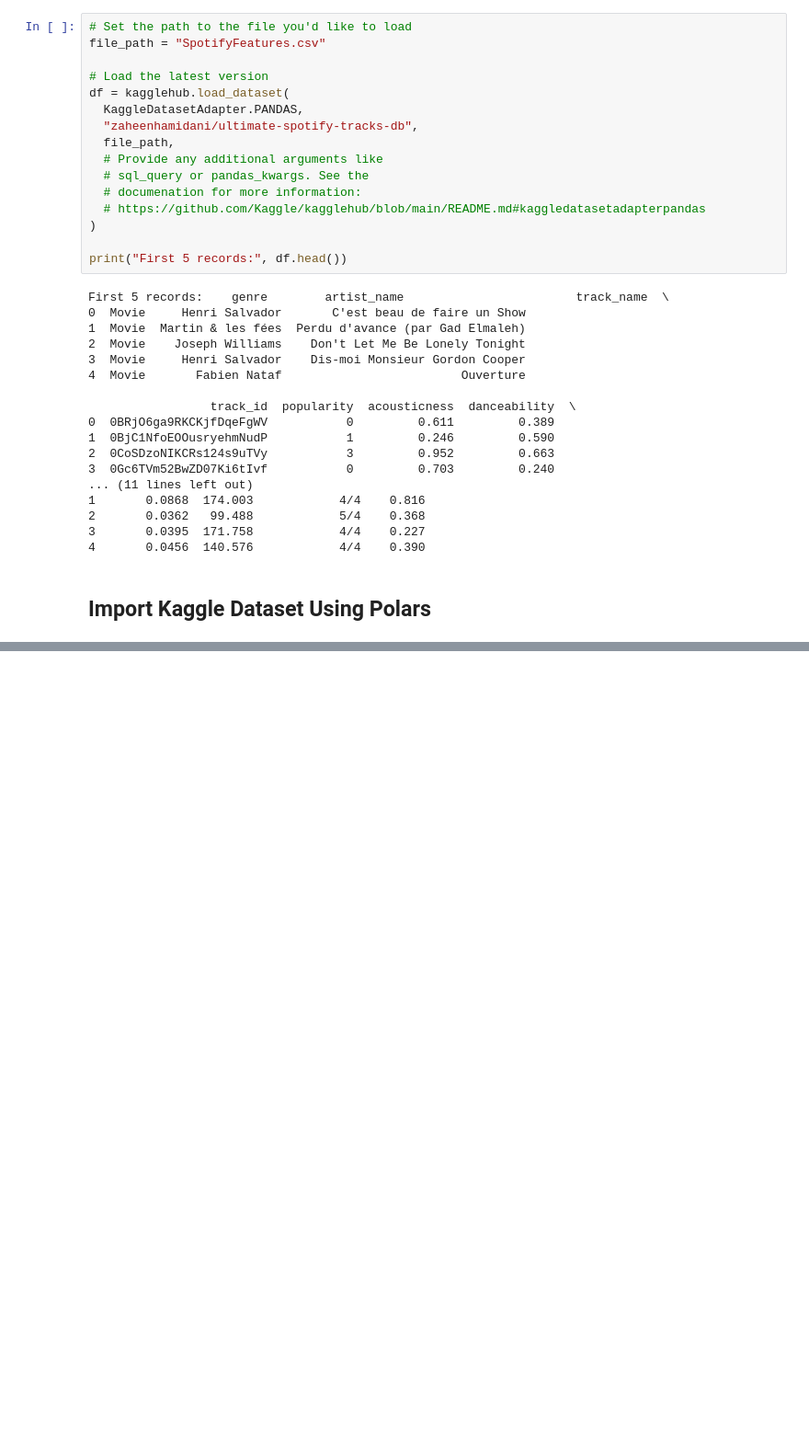
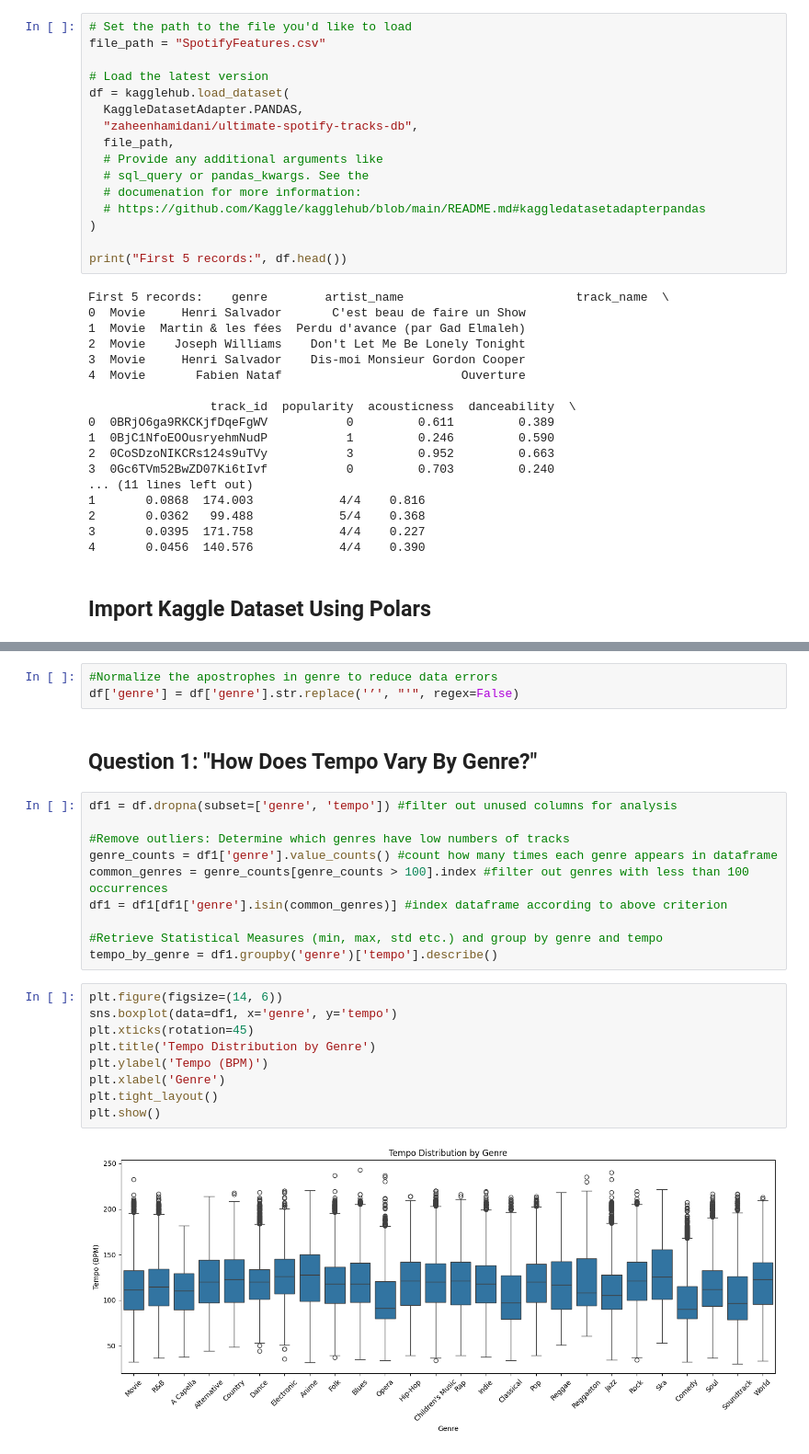
Before and after one commit to Njivory10/spotify-data-project, a Jupyter notebook: src/Spotify_Data_Exploration.ipynb, the cells around one changed output, grey strips where cells are left out. Shown: that part at 92% size. Drawn from its saved outputs; the diff is of its cells as text; blank space fills up the shorter version.

Commit message:
Finished Question 1, working on Question 2 now

```diff
--- a/src/Spotify_Data_Exploration.ipynb
+++ b/src/Spotify_Data_Exploration.ipynb
@@ -112,0 +167,26 @@ print("First 5 records:", lf.collect().head())
+# %%
+#Normalize the apostrophes in genre to reduce data errors
+df['genre'] = df['genre'].str.replace('’', "'", regex=False)
+# %% [markdown]
+## Question 1: "How Does Tempo Vary By Genre?"
+# %%
+df1 = df.dropna(subset=['genre', 'tempo']) #filter out unused columns for analysis
+
+#Remove outliers: Determine which genres have low numbers of tracks
+genre_counts = df1['genre'].value_counts() #count how many times each genre appears in dataframe
+common_genres = genre_counts[genre_counts > 100].index #filter out genres with less than 100 occurrences
+df1 = df1[df1['genre'].isin(common_genres)] #index dataframe according to above criterion
+
+#Retrieve Statistical Measures (min, max, std etc.) and group by genre and tempo
+tempo_by_genre = df1.groupby('genre')['tempo'].describe()
+# %%
+plt.figure(figsize=(14, 6))
+sns.boxplot(data=df1, x='genre', y='tempo')
+plt.xticks(rotation=45)
+plt.title('Tempo Distribution by Genre')
+plt.ylabel('Tempo (BPM)')
+plt.xlabel('Genre')
+plt.tight_layout()
+plt.show()
+# %% [output]
+[figure, added]
```
Also changed, not shown: parts of 21 cells of this notebook, 1 other file.
